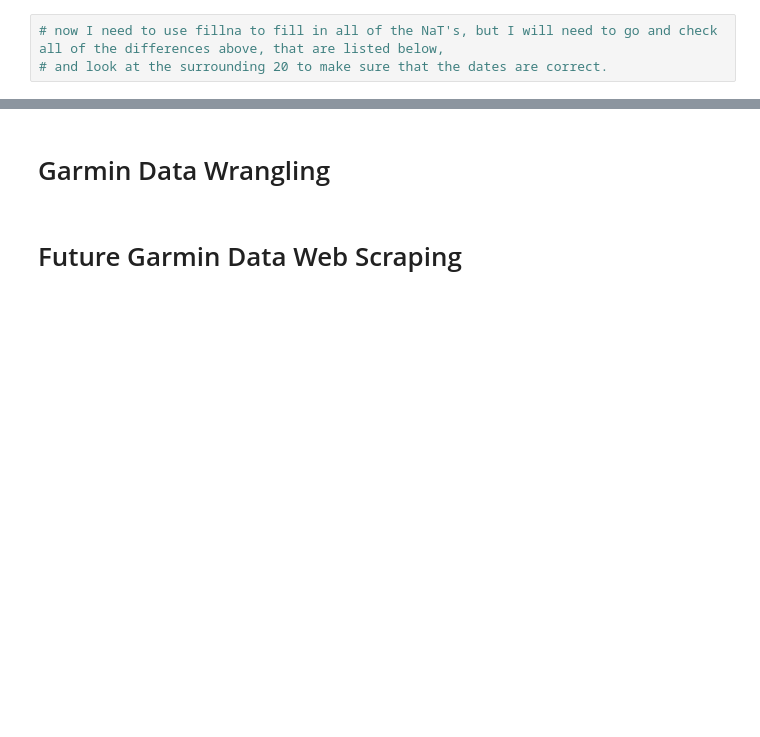
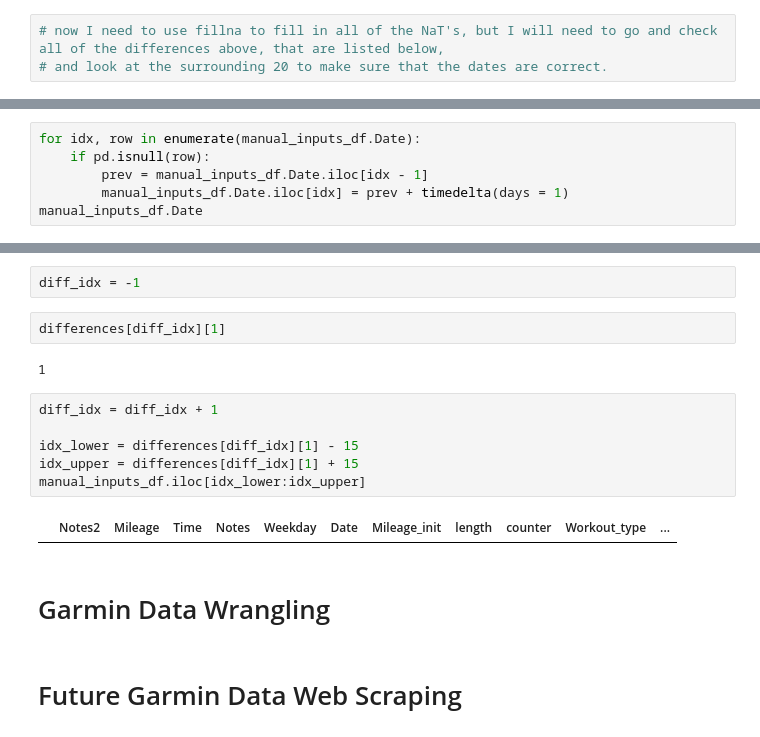
Before and after one commit to lilfetz22/Running_data, a Jupyter notebook: Running_Log.ipynb, the cells around one changed output, grey strips where cells are left out. Drawn from its saved outputs; the diff is of its cells as text; blank space fills up the shorter version.

Commit message:
filled in dates that were NaT

```diff
--- a/Running_Log.ipynb
+++ b/Running_Log.ipynb
@@ -996,0 +973,6 @@ for la in differences:
+# %%
+for idx, row in enumerate(manual_inputs_df.Date):
+    if pd.isnull(row):
+        prev = manual_inputs_df.Date.iloc[idx - 1]
+        manual_inputs_df.Date.iloc[idx] = prev + timedelta(days = 1)
+manual_inputs_df.Date
@@ -997,3 +996,17 @@ for la in differences:
+# %%
+diff_idx = -1
+# %%
+differences[diff_idx][1]
+# %% [output]
+1
+# %%
+diff_idx = diff_idx + 1
+
+idx_lower = differences[diff_idx][1] - 15
+idx_upper = differences[diff_idx][1] + 15
+manual_inputs_df.iloc[idx_lower:idx_upper]
+# %% [output]
+|  | Notes2 | Mileage | Time | Notes | Weekday | Date | Mileage_init | length | counter | Workout_type | ... |
 # %% [markdown]
 # Garmin Data Wrangling
 # %% [markdown]
```
Also changed, not shown: parts of 8 cells of this notebook.
